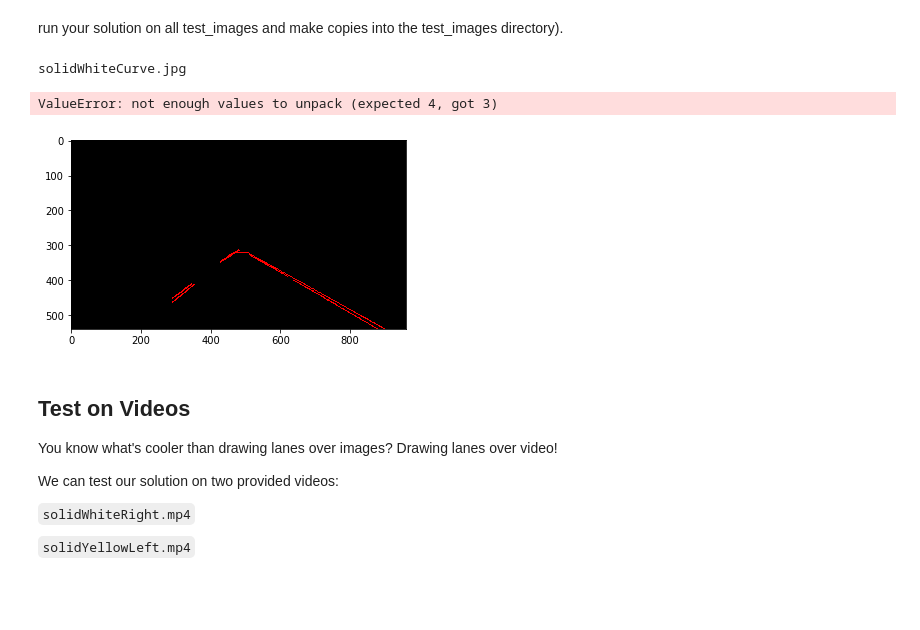
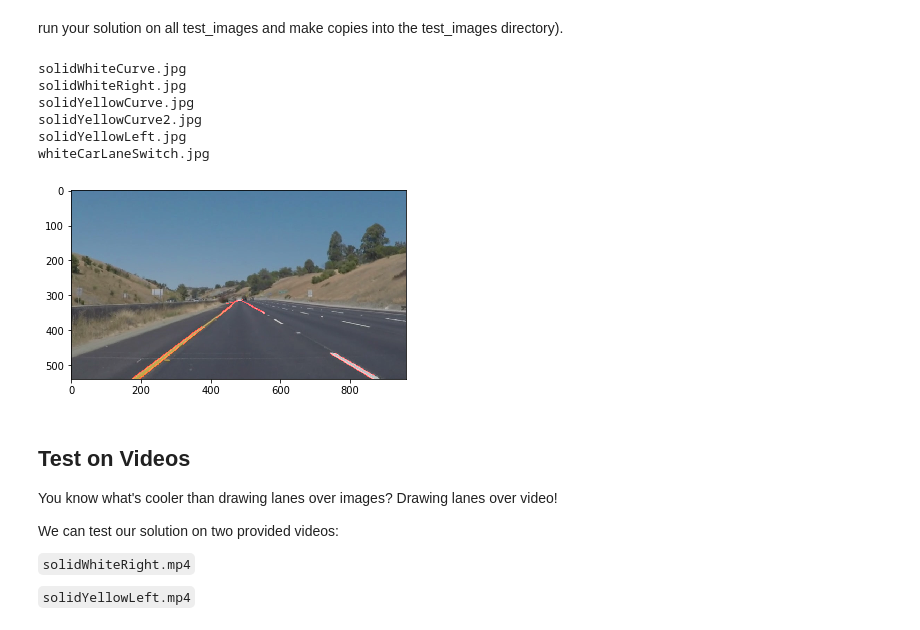
Before and after one commit to SherylHohman/CarND-LaneLines-P1, a Jupyter notebook: P1.ipynb, the cells around one changed output. Drawn from its saved outputs; the diff is of its cells as text; code cells hidden in the pictures; blank space fills up the shorter version.

Commit message:
WIP: lane_lines: Runs! ToDo: line creation alogrithm

```diff
--- a/P1.ipynb
+++ b/P1.ipynb
@@ -257,44 +257,52 @@ for f in files:
     threshold    = 14    # minimum number of votes (intersections in Hough grid cell)
     min_line_len = 30    # minimum number of pixels making up a line
     max_line_gap = 8     # maximum gap in pixels between connectable line segments
 
     # Run Hough on masked_edge (masked-canney) image
     # edges or masked_edges image ?
     houghes_img = hough_lines(masked_edges, rho, theta, threshold, min_line_len, max_line_gap)
     mpimg.imsave('test_images/5houghes_'+f, houghes_img)
     plt.imshow(houghes_img)
 
 
     ## Draw Lines
 
 
     # create a blank to draw lines on
-    blank = np.copy(image)*0
+    blank_img = np.copy(image)*0
 
     # hmm.. lines is an array created in hough_lines, but not returned?
     #   then, lines array is passed into draw_lines so that we can draw the lines_img??
     # where do we get "lines" array from? how can we pass it in?
-    lines_img = draw_lines(blank, lines, color=[255, 0, 0], thickness=2)
-    mpimg.imsave('test_images/6lines_'+f, lines)
-    plt.imshow(lines)
+
+    #lines_img = draw_lines(blank_img, lines)
+    #mpimg.imsave('test_images/6lines_'+f, lines)
+    #plt.imshow(lines)
+
+    # draw_lines is called from INSIDE houghlines !
 
     # turn single channel bw "edges" image into 3-channel color equivalent
-    edges_color = np.dstack((edges, edges, edges))
+    #edges_color = np.dstack((edges, edges, edges))
 
-    # overlay lines_img onto color_edges image
-    weighted = weighted_img(lines_img, color_edges, α=0.8, β=1., λ=0.)
-    mpimg.imsave('test_images/8weighted_'+f, weighted)
+    # overlay lines_img onto orig (color_select) image
+    #weighted = weighted_img(lines_img, color_edges, α=0.8, β=1., λ=0.)
+    weighted = weighted_img(houghes_img, color_select, α=0.8, β=1., λ=0.)
+    #mpimg.imsave('test_images/8weighted_'+f, weighted)
     plt.imshow(weighted)
 
 
 
     # re-save image with line lanes drawn on it
     # todo: change naming of copied file (prefer: base_lanes.ext)
-    mpimg.imsave('test_images/9lanes_'+f, color_select)
+    mpimg.imsave('test_images/9lanes_'+f, weighted)
 # %% [output]
 solidWhiteCurve.jpg
+solidWhiteRight.jpg
+solidYellowCurve.jpg
+solidYellowCurve2.jpg
+solidYellowLeft.jpg
+whiteCarLaneSwitch.jpg
-ValueError: not enough values to unpack (expected 4, got 3)
-[figure, old version]
+[figure, new version]
 # %% [markdown]
 ## Test on Videos
 
```
Also changed, not shown: 7 other files.
